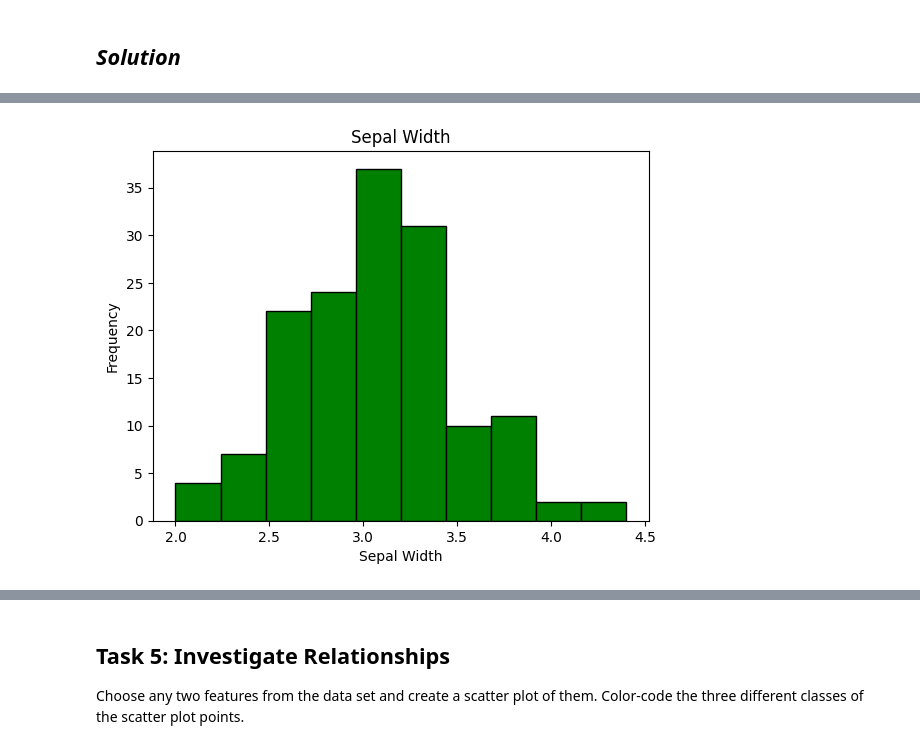
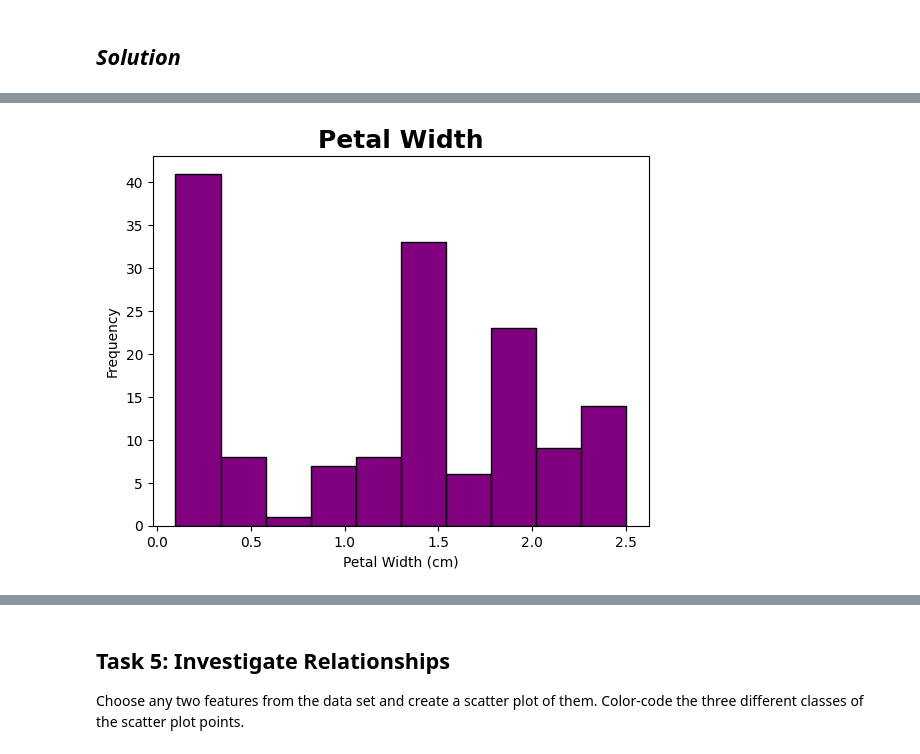
Before and after one commit to AnnaLoz28/principles_of_data_analytics, a Jupyter notebook: tasks.ipynb, the cells around one changed output, grey strips where cells are left out. Cells and saved outputs as stored; diff of their text form; code cells hidden in the pictures.

```diff
--- a/tasks.ipynb
+++ b/tasks.ipynb
@@ -306,3 +284,11 @@ Plot histograms for each feature using matplotlib.
 Add appropriate titles and axis labels.
 # %% [markdown]
 ## *Solution*
+# %%
+# create a histogram plot of Sepal Length
+sl_hist= plt.hist(sl, color='blue', edgecolor='black');
+title_font= {"family": "sans-serif", "color" : "black", "size" : 18, "weight" : "bold"} # create a different font for the title of the plot (https://how.dev/answers/how-to-set-font-properties-for-title-and-labels-in-matplotlib, https://matplotlib.org/stable/users/explain/text/text_props.html)
+plt.title('Sepal Length', fontdict= title_font);
+plt.xlabel('Sepal Length (cm)')
+plt.ylabel('Frequency')
+plt.show()
@@ -318,9 +315,9 @@ plt.show()
 # %%
-# create a histogram plot of Sepal Width
-plt.hist(sw, color='green', edgecolor='black');
-plt.title('Sepal Width')
-plt.xlabel('Sepal Width')
+# create a histogram plot of Petal Width
+plt.hist(pw, color='purple', edgecolor='black');
+plt.title('Petal Width', fontdict= title_font)
+plt.xlabel('Petal Width (cm)')
 plt.ylabel('Frequency')
 plt.show()
 # %% [output]
-[figure, old version]
+[figure, new version]
```
Also changed, not shown: parts of 52 cells of this notebook.
